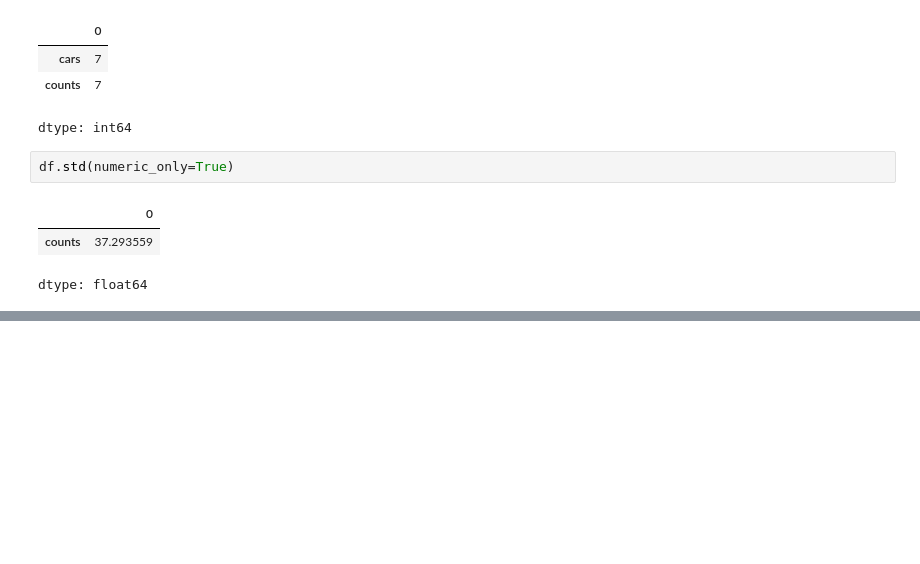
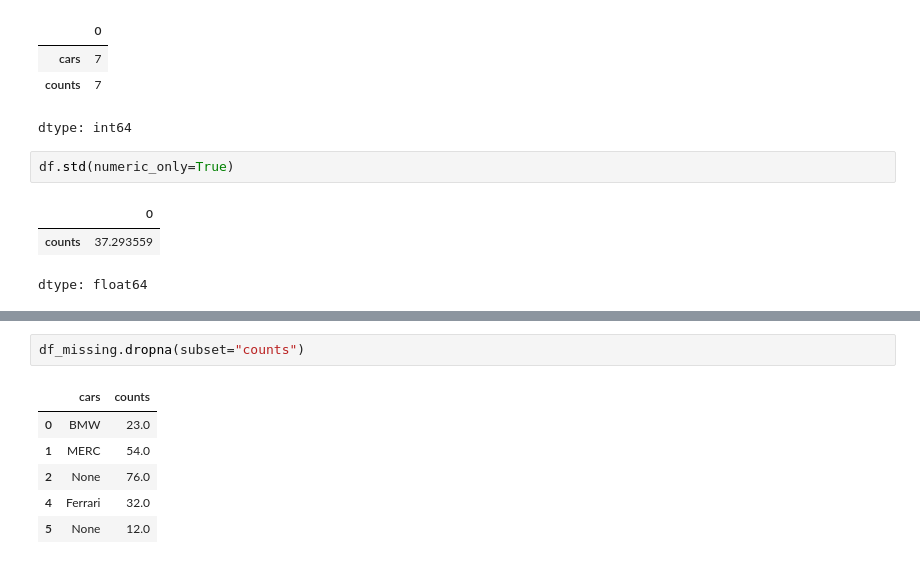
Before and after one commit to abubakirovx/ai-foundation, a Jupyter notebook: Pandas.ipynb, the cells around one changed output, grey strips where cells are left out. Saved outputs shown, nothing was run; the diff lists cells and outputs as text; blank space fills up the shorter version.

```diff
--- a/Pandas.ipynb
+++ b/Pandas.ipynb
@@ -182,0 +217,9 @@ dtype: float64
+# %%
+df_missing.dropna(subset="counts")
+# %% [output]
+|  | cars | counts |
+| 0 | BMW | 23.0 |
+| 1 | MERC | 54.0 |
+| 2 | None | 76.0 |
+| 4 | Ferrari | 32.0 |
+| 5 | None | 12.0 |
```
Also changed, not shown: parts of 5 cells of this notebook.
